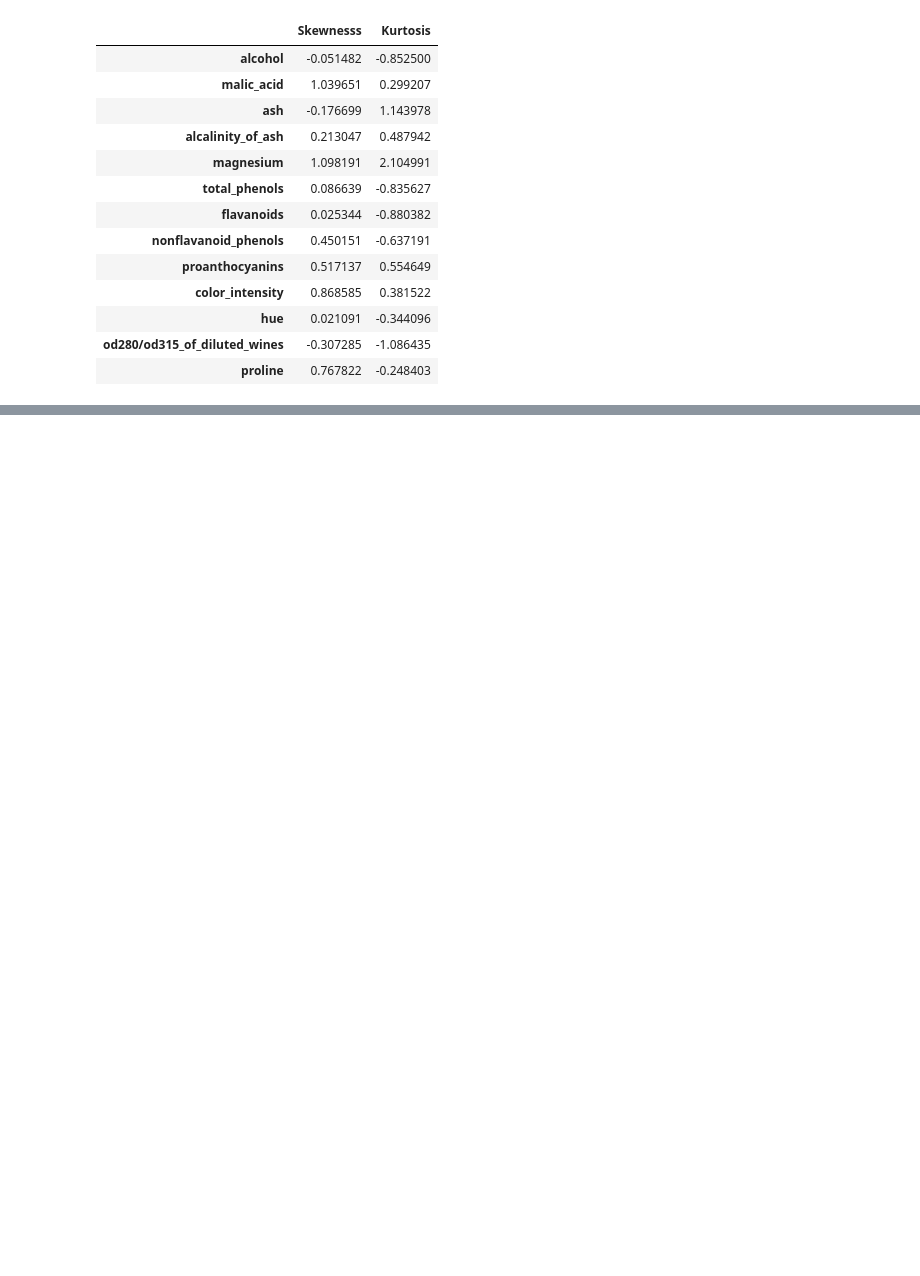
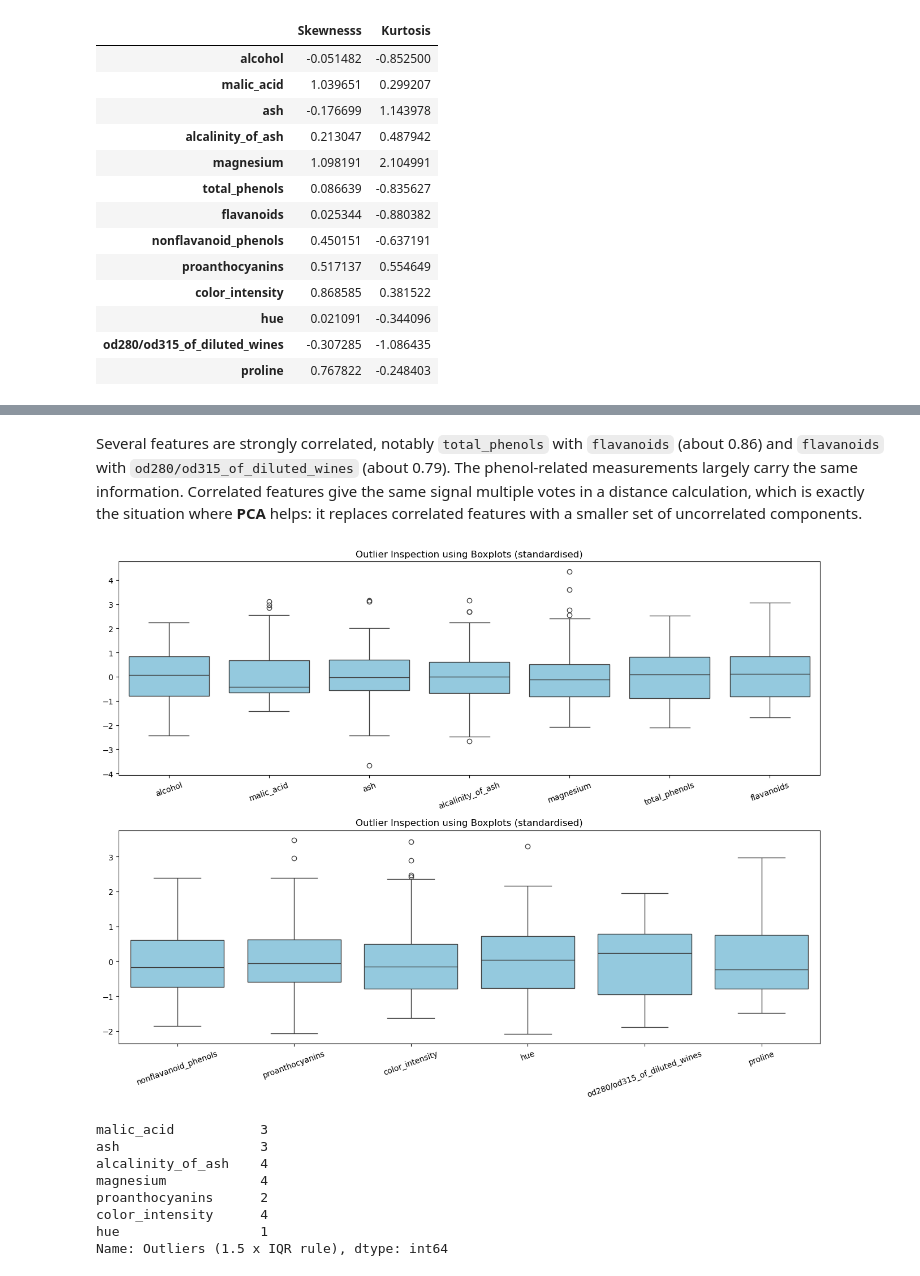
Before and after one commit to mutahidariusdm-dev/wine-classification, a Jupyter notebook: Wine Classification.ipynb, the cells around one changed output, grey strips where cells are left out. Cells and saved outputs as stored; diff of their text form; code cells hidden in the pictures; blank space fills up the shorter version.

```diff
--- a/Wine Classification.ipynb
+++ b/Wine Classification.ipynb
@@ -110,0 +221,33 @@ Name: proportion, dtype: float64
+# %% [markdown]
+Several features are strongly correlated, notably `total_phenols` with `flavanoids` (about 0.86) and `flavanoids` with `od280/od315_of_diluted_wines` (about 0.79). The phenol-related measurements largely carry the same information. Correlated features give the same signal multiple votes in a distance calculation, which is exactly the situation where **PCA** helps: it replaces correlated features with a smaller set of uncorrelated components.
+# %%
+# Use boxplots to check outliers (features standardised so they fit on one axis)
+num_scaled = (num_df - num_df.mean()) / num_df.std()
+
+fig, axes = plt.subplots(2, 1, figsize = (13, 10))
+sns.boxplot(data = num_scaled.iloc[:, :7], color = "skyblue", ax = axes[0]) # The first seven features
+axes[0].set_title("Outlier Inspection using Boxplots (standardised)")
+axes[0].tick_params(axis = "x", rotation = 20)
+
+sns.boxplot(data = num_scaled.iloc[:, 7:], color = "skyblue", ax = axes[1]) # The last six features
+axes[1].set_title("Outlier Inspection using Boxplots (standardised)")
+axes[1].tick_params(axis = "x", rotation = 20)
+
+plt.tight_layout()
+plt.show()
+
+# Count of points beyond 1.5 x IQR for every feature
+q1, q3 = num_df.quantile(0.25), num_df.quantile(0.75)
+iqr = q3 - q1
+outlier_counts = ((num_df < q1 - 1.5 * iqr) | (num_df > q3 + 1.5 * iqr)).sum()
+outlier_counts[outlier_counts > 0].rename("Outliers (1.5 x IQR rule)")
+# %% [output]
+[figure, added]
+malic_acid           3
+ash                  3
+alcalinity_of_ash    4
+magnesium            4
+proanthocyanins      2
+color_intensity      4
+hue                  1
+Name: Outliers (1.5 x IQR rule), dtype: int64
```
Also changed, not shown: parts of 41 cells of this notebook, 2 other files.
